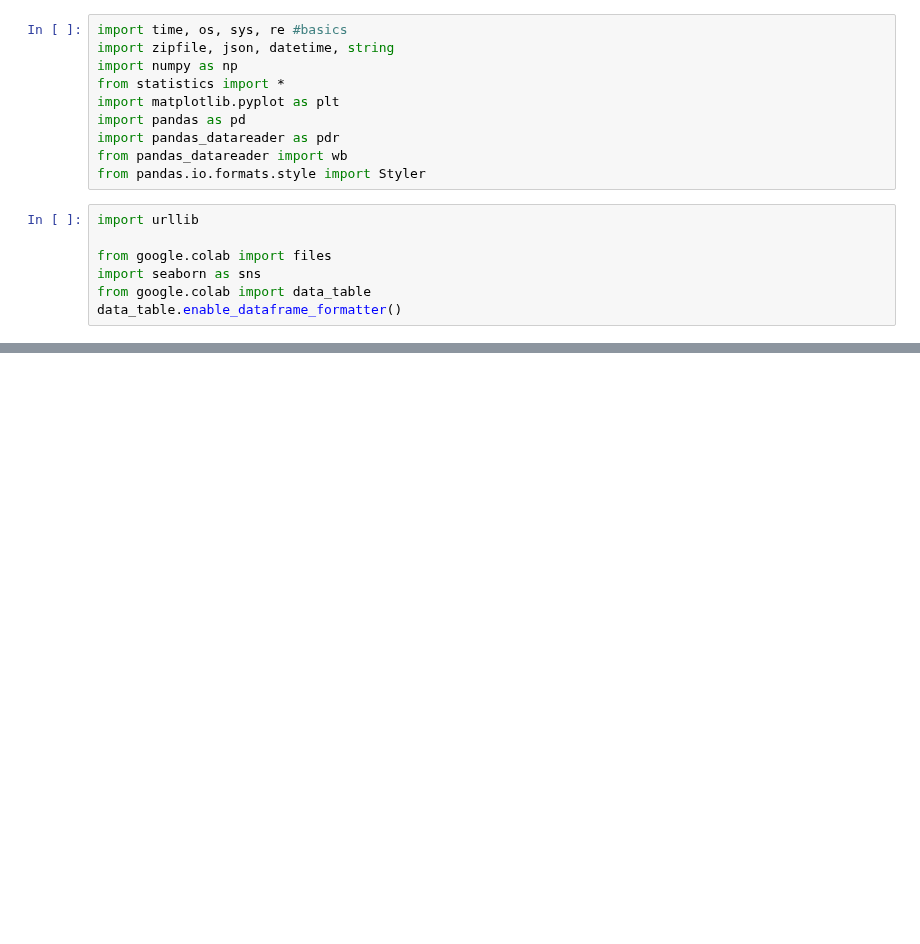
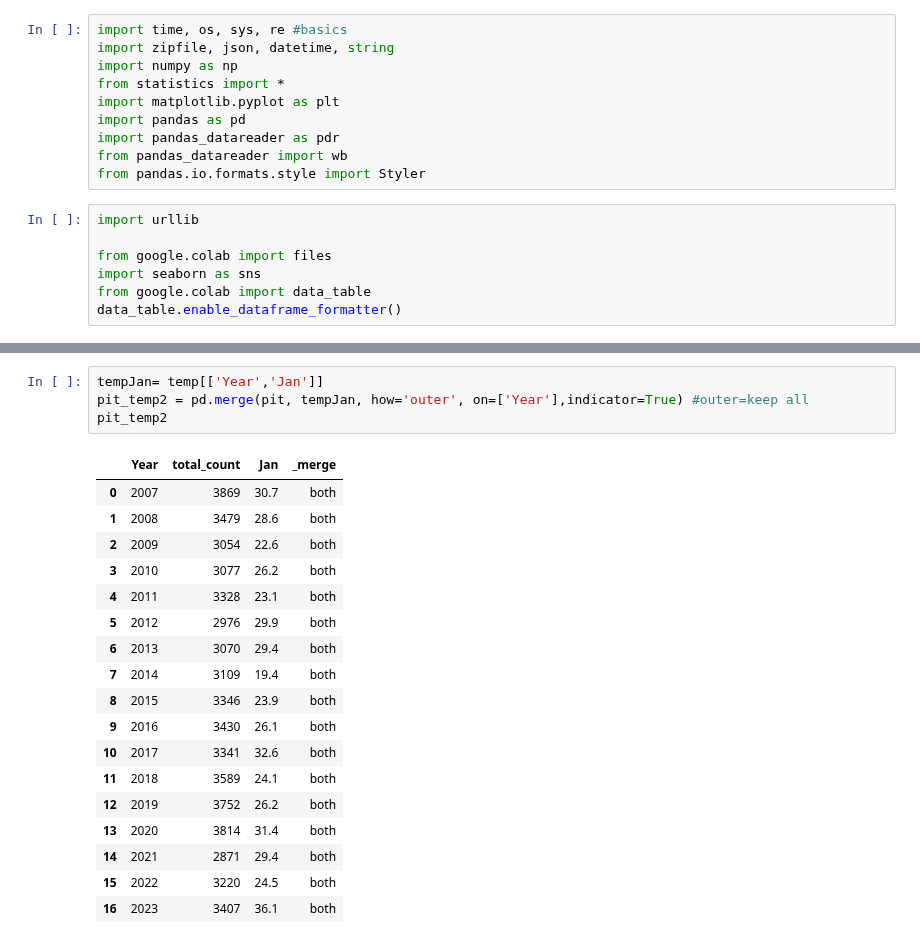
Before and after one commit to carlavilla/DataViz2025, a Jupyter notebook: CV_PS1.ipynb, the cells around one changed output, grey strips where cells are left out. Cells and saved outputs as stored; diff of their text form; blank space fills up the shorter version.

```diff
--- a/CV_PS1.ipynb
+++ b/CV_PS1.ipynb
@@ -176,0 +172,23 @@ How to manipulate/clean data from python? I know how to it on spss but not sure
+# %%
+tempJan= temp[['Year','Jan']]
+pit_temp2 = pd.merge(pit, tempJan, how='outer', on=['Year'],indicator=True) #outer=keep all
+pit_temp2
+# %% [output]
+|  | Year | total_count | Jan | _merge |
+| 0 | 2007 | 3869 | 30.7 | both |
+| 1 | 2008 | 3479 | 28.6 | both |
+| 2 | 2009 | 3054 | 22.6 | both |
+| 3 | 2010 | 3077 | 26.2 | both |
+| 4 | 2011 | 3328 | 23.1 | both |
+| 5 | 2012 | 2976 | 29.9 | both |
+| 6 | 2013 | 3070 | 29.4 | both |
+| 7 | 2014 | 3109 | 19.4 | both |
+| 8 | 2015 | 3346 | 23.9 | both |
+| 9 | 2016 | 3430 | 26.1 | both |
+| 10 | 2017 | 3341 | 32.6 | both |
+| 11 | 2018 | 3589 | 24.1 | both |
+| 12 | 2019 | 3752 | 26.2 | both |
+| 13 | 2020 | 3814 | 31.4 | both |
+| 14 | 2021 | 2871 | 29.4 | both |
+| 15 | 2022 | 3220 | 24.5 | both |
+| 16 | 2023 | 3407 | 36.1 | both |
```
Also changed, not shown: parts of 59 cells of this notebook.
